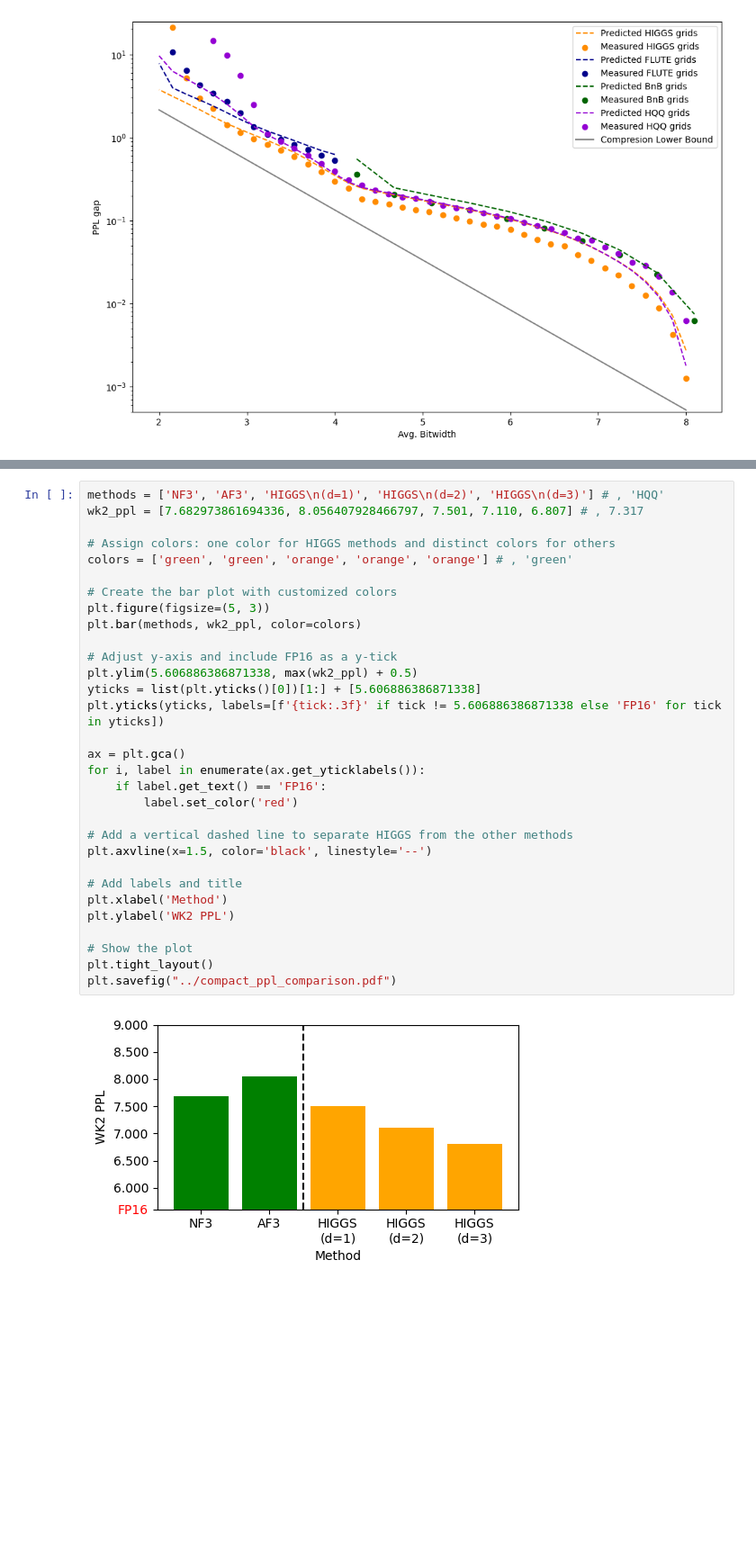
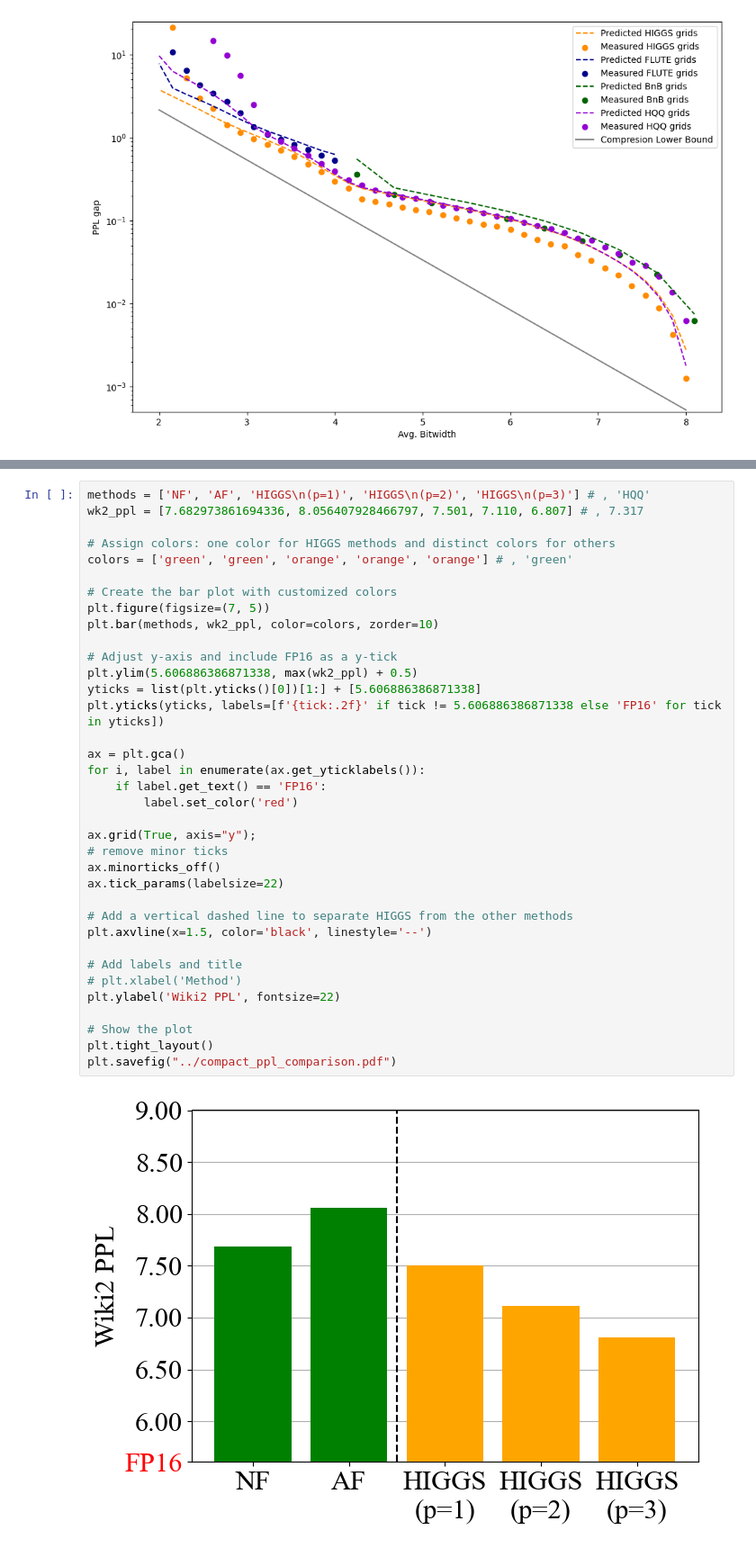
Before and after one commit to galqiwi/linear-layer-compression, a Jupyter notebook: Andrei/gptq/plots.ipynb, the cells around one changed output, grey strips where cells are left out. Shown at 90% size. Drawn from its saved outputs; the diff is of its cells as text; blank space fills up the shorter version.

```diff
--- a/Andrei/gptq/plots.ipynb
+++ b/Andrei/gptq/plots.ipynb
@@ -1652,33 +1845,38 @@ fig.savefig("../blockwise_layerwise_ppl.pdf")
 # %%
-methods = ['NF3', 'AF3', 'HIGGS\n(d=1)', 'HIGGS\n(d=2)', 'HIGGS\n(d=3)'] # , 'HQQ'
+methods = ['NF', 'AF', 'HIGGS\n(p=1)', 'HIGGS\n(p=2)', 'HIGGS\n(p=3)'] # , 'HQQ'
 wk2_ppl = [7.682973861694336, 8.056407928466797, 7.501, 7.110, 6.807] # , 7.317
 
 # Assign colors: one color for HIGGS methods and distinct colors for others
 colors = ['green', 'green', 'orange', 'orange', 'orange'] # , 'green'
 
 # Create the bar plot with customized colors
-plt.figure(figsize=(5, 3))
-plt.bar(methods, wk2_ppl, color=colors)
+plt.figure(figsize=(7, 5))
+plt.bar(methods, wk2_ppl, color=colors, zorder=10)
 
 # Adjust y-axis and include FP16 as a y-tick
 plt.ylim(5.606886386871338, max(wk2_ppl) + 0.5)
 yticks = list(plt.yticks()[0])[1:] + [5.606886386871338]
-plt.yticks(yticks, labels=[f'{tick:.3f}' if tick != 5.606886386871338 else 'FP16' for tick in yticks])
+plt.yticks(yticks, labels=[f'{tick:.2f}' if tick != 5.606886386871338 else 'FP16' for tick in yticks])
 
 ax = plt.gca()
 for i, label in enumerate(ax.get_yticklabels()):
     if label.get_text() == 'FP16':
         label.set_color('red')
 
+ax.grid(True, axis="y");
+# remove minor ticks
+ax.minorticks_off()
+ax.tick_params(labelsize=22)
+
 # Add a vertical dashed line to separate HIGGS from the other methods
 plt.axvline(x=1.5, color='black', linestyle='--')
 
 # Add labels and title
-plt.xlabel('Method')
-plt.ylabel('WK2 PPL')
+# plt.xlabel('Method')
+plt.ylabel('Wiki2 PPL', fontsize=22)
 
 # Show the plot
 plt.tight_layout()
 plt.savefig("../compact_ppl_comparison.pdf")
 # %% [output]
-[figure, old version]
+[figure, new version]
```
Also changed, not shown: parts of 10 cells of this notebook, 6 other files.
